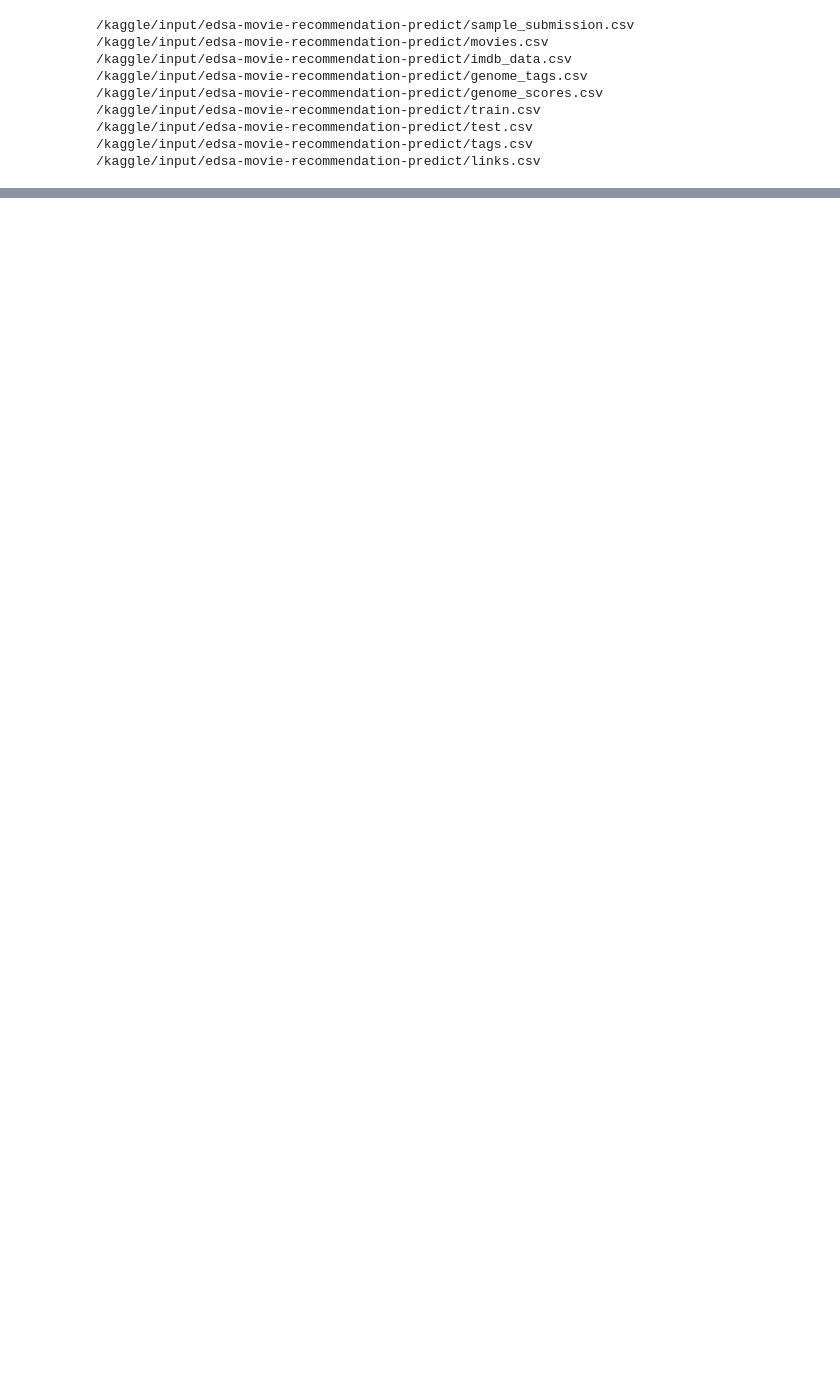
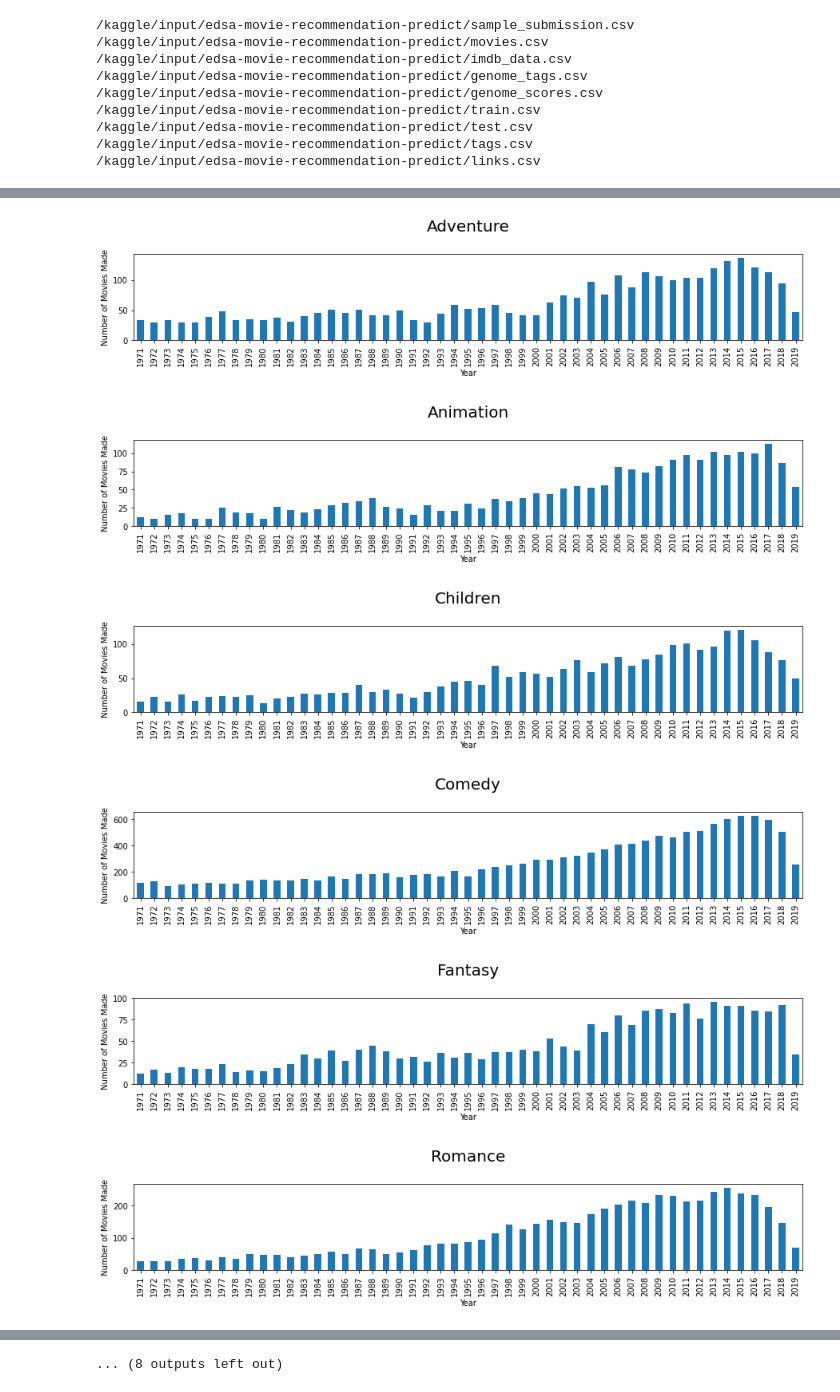
Before and after one commit to Otiuc/unsupervised-predict, a Jupyter notebook: Unsupervised.ipynb, the cells around one changed output, grey strips where cells are left out. Drawn from its saved outputs; the diff is of its cells as text; code cells hidden in the pictures; blank space fills up the shorter version.

```diff
--- a/Unsupervised.ipynb
+++ b/Unsupervised.ipynb
@@ -28,0 +162,29 @@ for dirname, _, filenames in os.walk('/kaggle/input'):
+# %%
+# Add a 'year' column to the movies dataframe that contains the release year of each movie (if available)
+years = df_movies.title.apply(lambda x: re.findall(r'\((.[\d]+)\)', x))
+df_movies['year'] = years.str[-1]
+
+# Create a dataframe containing the year and genres for each movie
+genres_per_year = pd.merge(movies_genres, df_movies[['movieId', 'year']], on='movieId', how='left')
+
+# Create a list containing all the unique genres present in the dataframe
+unique_genres = list(movies_genres.genres.unique())
+
+# Plot the number of movies released under each genre from 1970 until 2019
+for genre in unique_genres:
+    plot = plt.figure(figsize=(15, 2))
+    plt.xlabel('Year')
+    plt.ylabel('Number of Movies Made')
+    plt.title(f'{genre}\n', fontsize=20)
+    genres_per_year[genres_per_year.genres == genre][genres_per_year.year.astype(float)
+                                                    > 1970].year.value_counts().sort_index().plot(kind='bar',
+                                                                                                color='tab:blue')
+
+plt.show()
+# %% [output]
+[figure, added]
+[figure, added]
+[figure, added]
+[figure, added]
+[figure, added]
+[figure, added]
@@ -28,0 +197 @@ for dirname, _, filenames in os.walk('/kaggle/input'):
+... (8 outputs left out)
```
Also changed, not shown: parts of 48 cells of this notebook.
